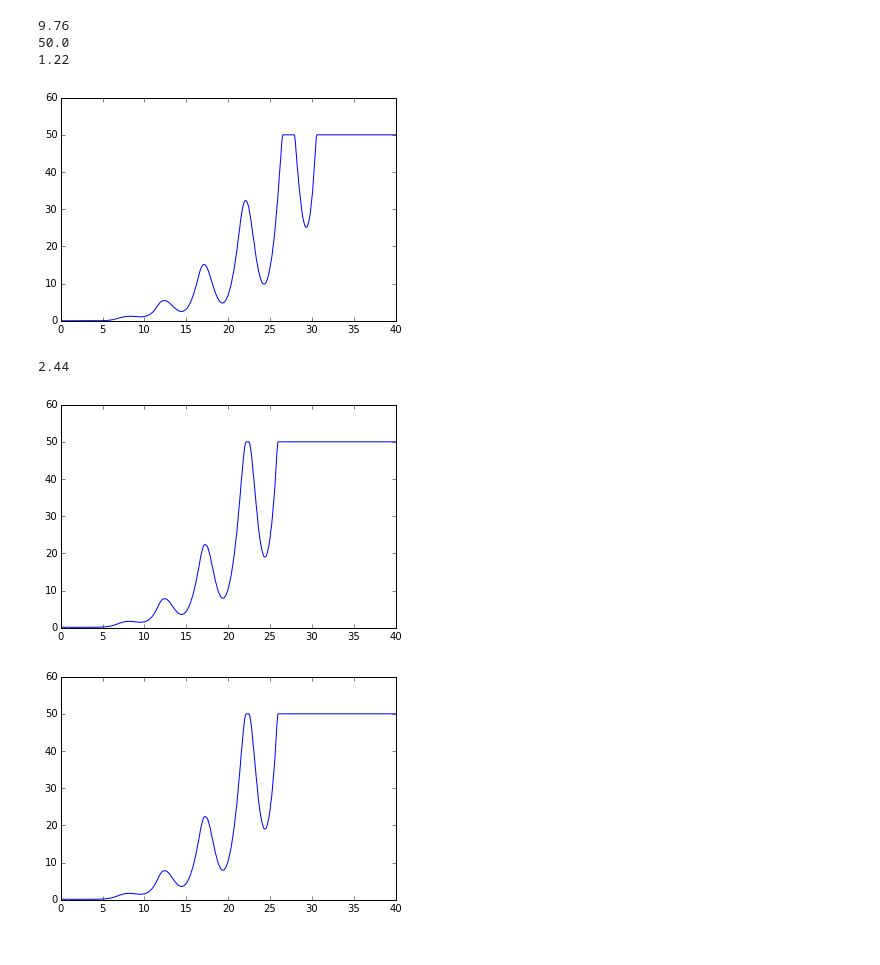
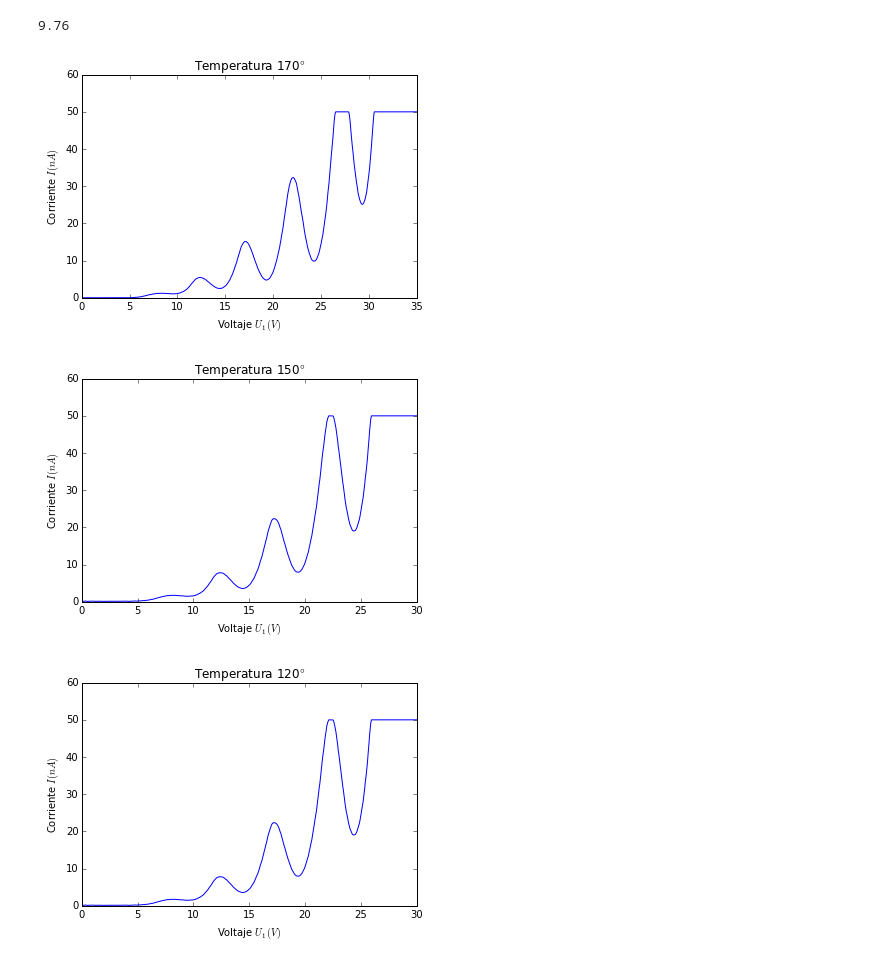
Before and after one commit to juannnesss/MCA, a Jupyter notebook: int/hertz/graHer.ipynb, the cells around one changed output. Saved outputs shown, nothing was run; the diff lists cells and outputs as text; code cells hidden in the pictures.

```diff
--- a/int/hertz/graHer.ipynb
+++ b/int/hertz/graHer.ipynb
@@ -6,59 +6,59 @@ import numpy as np
 # %%
 datos=np.loadtxt('datos170.txt',delimiter='&')
 X=datos[:,0]
 X2=X+1
 Y=datos[:,1]
 x=X[0:400]
 print x[-1]
-print max(Y)
-print max(Y[0:400])
+#print max(Y)
+#print max(Y[0:400])
 plt.figure()
-plt.xlim(0,40)
+plt.xlim(0,35)
 plt.ylim(0,60)
-plt.xlabel('')
-plt.ylabel('')
+plt.title('Temperatura 170$\degree$')
+plt.xlabel('Voltaje $U_1(V)$')
+plt.ylabel('Corriente $I(nA)$')
 #plt.scatter(X,Y)
 plt.plot(X,Y)
 #plt.plot(X2,Y)
 plt.savefig('170.png')
 # %% [output]
 9.76
-50.0
-1.22
-[figure, old version]
+[figure, new version]
 # %%
 datos=np.loadtxt('datos150.txt',delimiter='&')
 X=datos[:,0]
 X2=X+1
 Y=datos[:,1]
 plt.figure()
-plt.xlim(0,40)
+plt.xlim(0,30)
 plt.ylim(0,60)
-plt.xlabel('')
-plt.ylabel('')
+plt.title('Temperatura 150$\degree$')
+plt.xlabel('Voltaje $U_1(V)$')
+plt.ylabel('Corriente $I(nA)$')
 #plt.scatter(X,Y)
 plt.plot(X,Y)
 #plt.plot(X2,Y)
 plt.savefig('150.png')
 # %% [output]
-2.44
-[figure, old version]
+[figure, new version]
 # %%
 datos=np.loadtxt('datos120.txt',delimiter='&')
 X=datos[:,0]
 X2=X+1
 Y=datos[:,1]
 plt.figure()
-plt.xlim(0,40)
+plt.xlim(0,30)
 plt.ylim(0,60)
-plt.xlabel('')
-plt.ylabel('')
+plt.title('Temperatura 120$\degree$')
+plt.xlabel('Voltaje $U_1(V)$')
+plt.ylabel('Corriente $I(nA)$')
 #plt.scatter(X,Y)
 plt.plot(X,Y)
 #plt.plot(X2,Y)
 plt.savefig('120.png')
 # %% [output]
-[figure, old version]
+[figure, new version]
 # %%
 datos=np.loadtxt('datos1702.txt',delimiter='&')
 X=datos[:,0]
```
Also changed, not shown: parts of 2 cells of this notebook, 17 other files.
